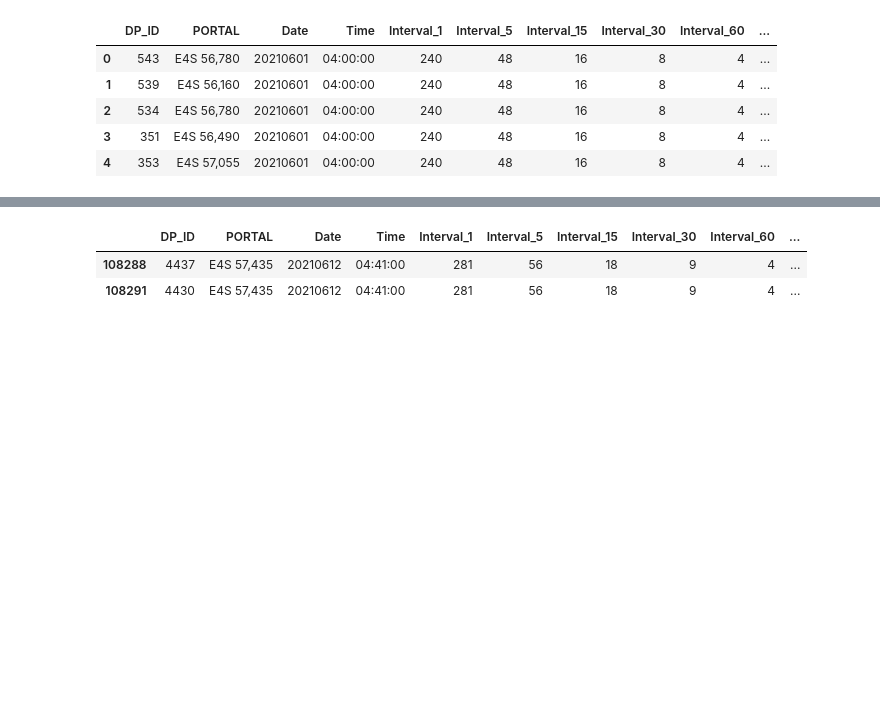
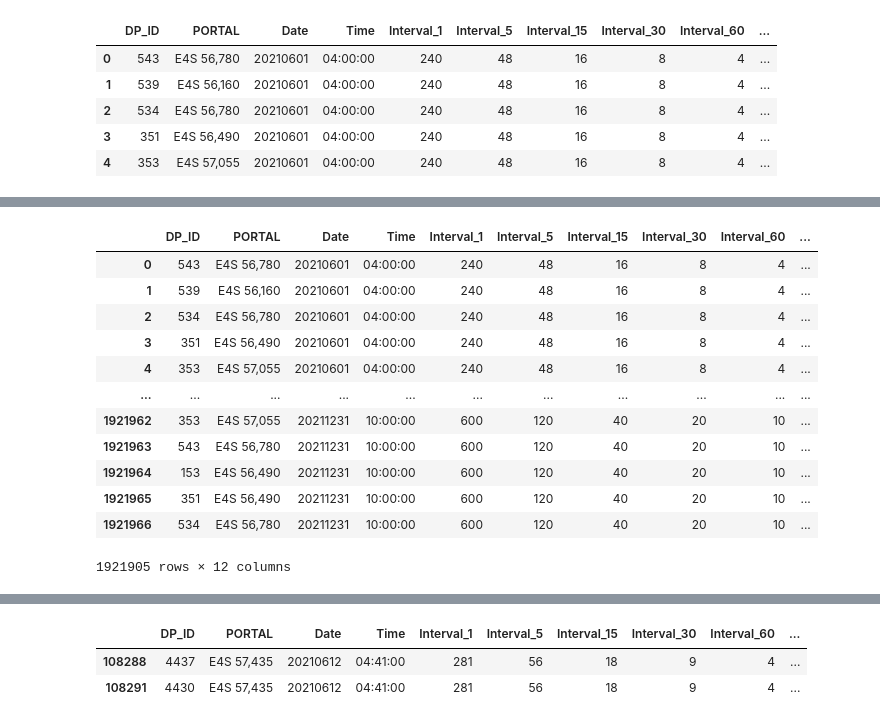
Before and after one commit to elinneaeriksson/Applied_AI_Project, a Jupyter notebook: Project_AppliedAI.ipynb, the cells around one changed output, grey strips where cells are left out. Cells and saved outputs as stored; diff of their text form; code cells hidden in the pictures; blank space fills up the shorter version.

```diff
--- a/Project_AppliedAI.ipynb
+++ b/Project_AppliedAI.ipynb
@@ -25,0 +38,17 @@ df.head()
+# %%
+## remove NaN FLOW ##
+df.dropna()
+# %% [output]
+|  | DP_ID | PORTAL | Date | Time | Interval_1 | Interval_5 | Interval_15 | Interval_30 | Interval_60 | ... |
+| 0 | 543 | E4S 56,780 | 20210601 | 04:00:00 | 240 | 48 | 16 | 8 | 4 | ... |
+| 1 | 539 | E4S 56,160 | 20210601 | 04:00:00 | 240 | 48 | 16 | 8 | 4 | ... |
+| 2 | 534 | E4S 56,780 | 20210601 | 04:00:00 | 240 | 48 | 16 | 8 | 4 | ... |
+| 3 | 351 | E4S 56,490 | 20210601 | 04:00:00 | 240 | 48 | 16 | 8 | 4 | ... |
+| 4 | 353 | E4S 57,055 | 20210601 | 04:00:00 | 240 | 48 | 16 | 8 | 4 | ... |
+| ... | ... | ... | ... | ... | ... | ... | ... | ... | ... | ... |
+| 1921962 | 353 | E4S 57,055 | 20211231 | 10:00:00 | 600 | 120 | 40 | 20 | 10 | ... |
+| 1921963 | 543 | E4S 56,780 | 20211231 | 10:00:00 | 600 | 120 | 40 | 20 | 10 | ... |
+| 1921964 | 153 | E4S 56,490 | 20211231 | 10:00:00 | 600 | 120 | 40 | 20 | 10 | ... |
+| 1921965 | 351 | E4S 56,490 | 20211231 | 10:00:00 | 600 | 120 | 40 | 20 | 10 | ... |
+| 1921966 | 534 | E4S 56,780 | 20211231 | 10:00:00 | 600 | 120 | 40 | 20 | 10 | ... |
+1921905 rows × 12 columns
```
Also changed, not shown: parts of 5 cells of this notebook.
